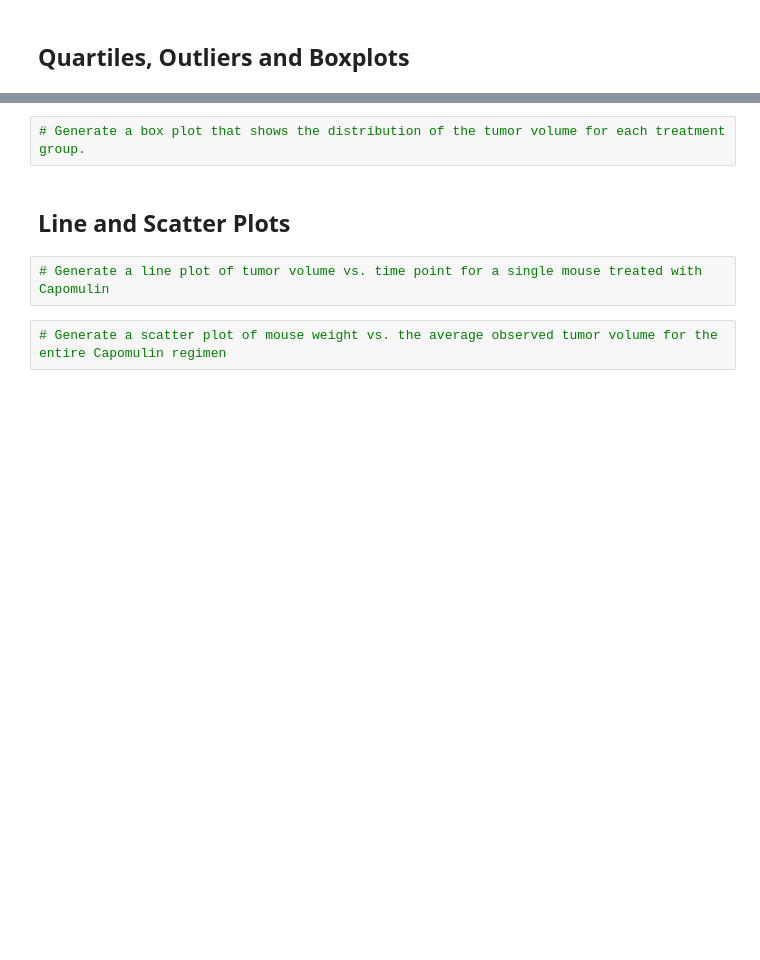
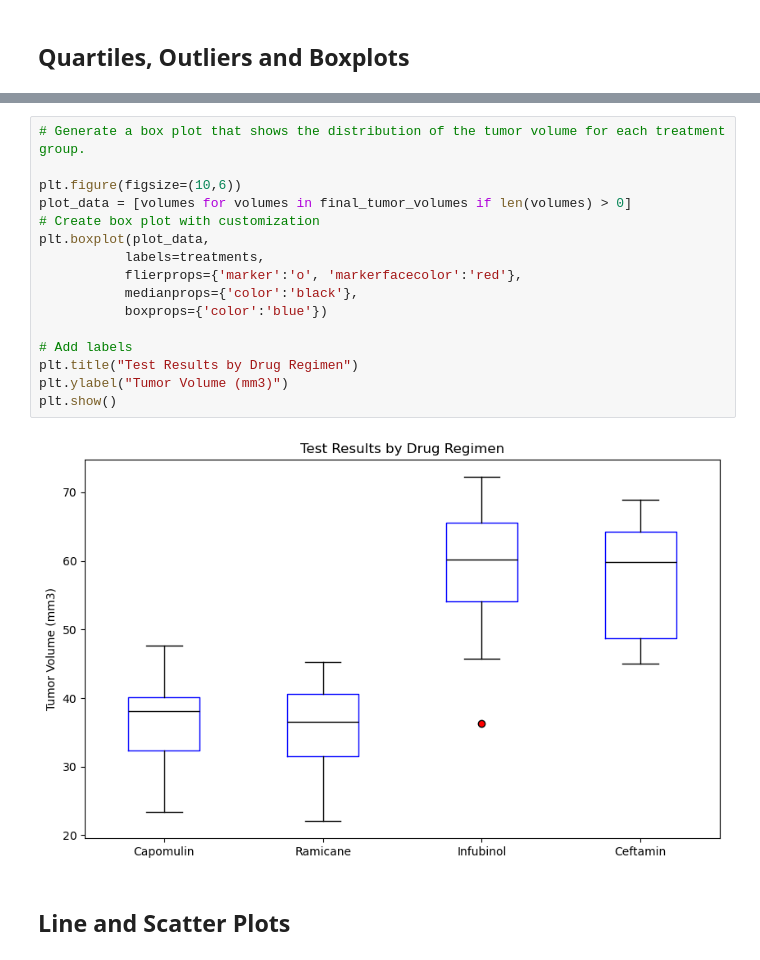
Before and after one commit to RicardoLunaS/Data_visualization, a Jupyter notebook: pymaceuticals.ipynb, the cells around one changed output, grey strips where cells are left out. Cells and saved outputs as stored; diff of their text form; blank space fills up the shorter version.

```diff
--- a/pymaceuticals.ipynb
+++ b/pymaceuticals.ipynb
@@ -275,8 +328,20 @@ IQR = tumor_vol
-# %%
-# Generate a box plot that shows the distribution of the tumor volume for each treatment group.
+# %%
+# Generate a box plot that shows the distribution of the tumor volume for each treatment group.
+
+plt.figure(figsize=(10,6))
+plot_data = [volumes for volumes in final_tumor_volumes if len(volumes) > 0]
+# Create box plot with customization
+plt.boxplot(plot_data,
+           labels=treatments,
+           flierprops={'marker':'o', 'markerfacecolor':'red'},
+           medianprops={'color':'black'},
+           boxprops={'color':'blue'})
+
+# Add labels
+plt.title("Test Results by Drug Regimen")
+plt.ylabel("Tumor Volume (mm3)")
+plt.show()
+# %% [output]
+[figure, added]
 # %% [markdown]
 ## Line and Scatter Plots
-# %%
-# Generate a line plot of tumor volume vs. time point for a single mouse treated with Capomulin
-# %%
-# Generate a scatter plot of mouse weight vs. the average observed tumor volume for the entire Capomulin regimen
```
Also changed, not shown: parts of 12 cells of this notebook.
